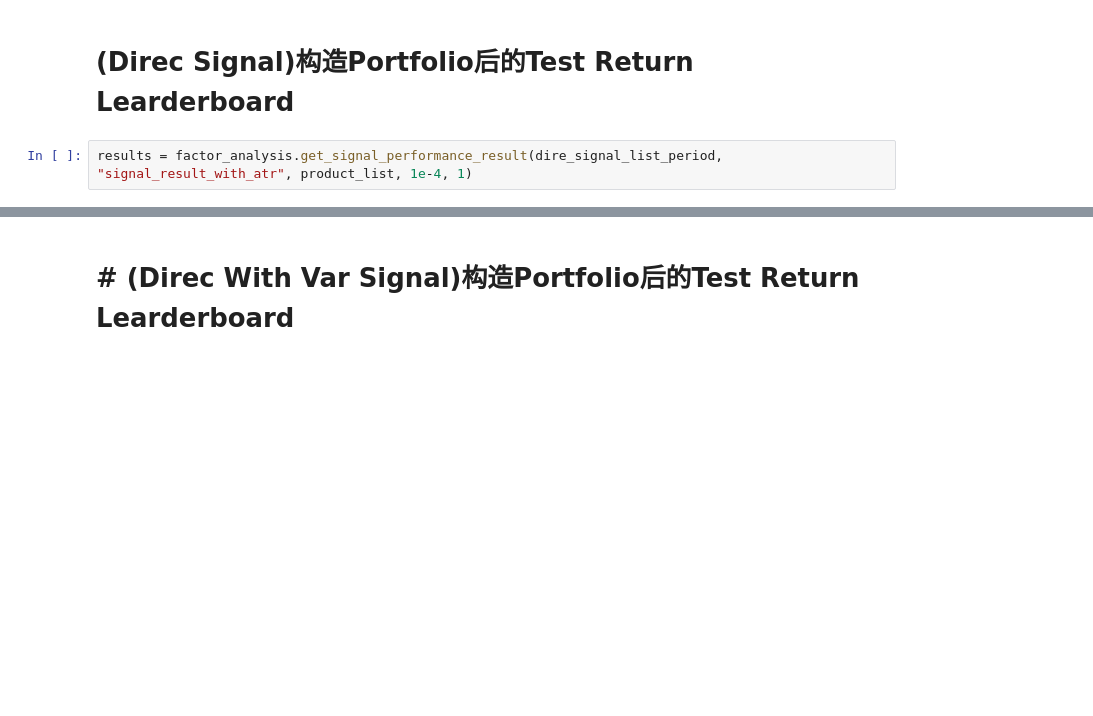
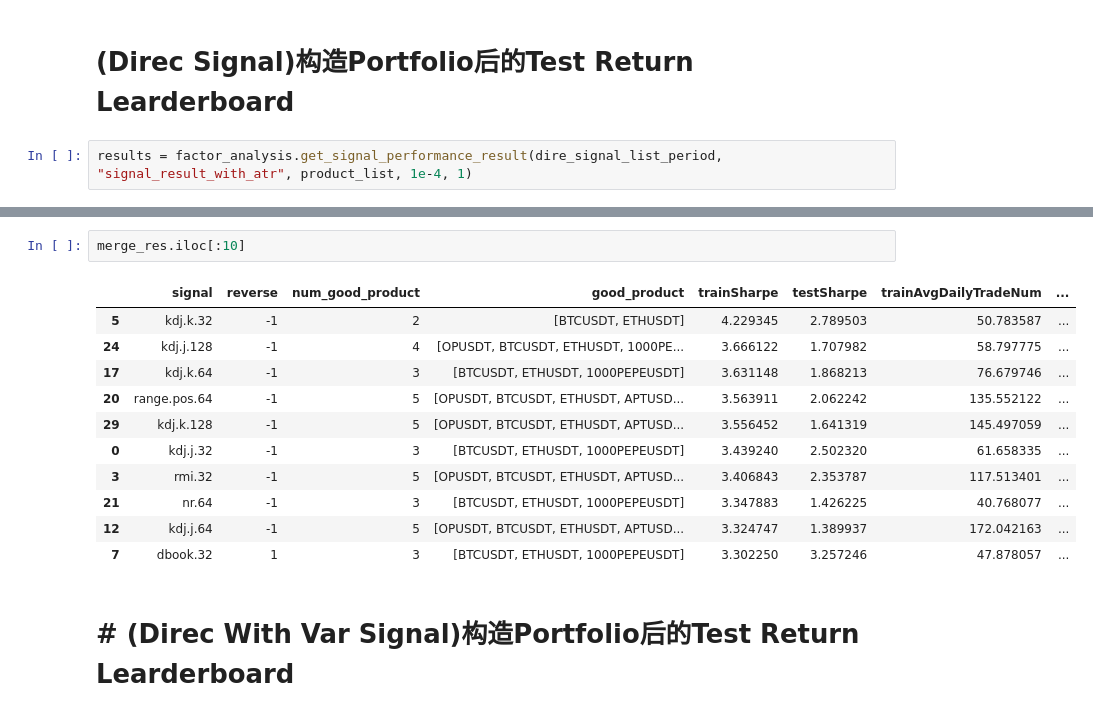
Before and after one commit to Adam1679/MLTrader-Research, a Jupyter notebook: research/orderbook_strategies/notebooks/因子结果分析.ipynb, the cells around one changed output, grey strips where cells are left out. Saved outputs shown, nothing was run; the diff lists cells and outputs as text; blank space fills up the shorter version.

```diff
--- a/research/orderbook_strategies/notebooks/因子结果分析.ipynb
+++ b/research/orderbook_strategies/notebooks/因子结果分析.ipynb
@@ -249,3 +284,17 @@ display(merge_res.sort_values(by='trainSharpe', ascending=False))
+# %%
+merge_res.iloc[:10]
+# %% [output]
+|  | signal | reverse | num_good_product | good_product | trainSharpe | testSharpe | trainAvgDailyTradeNum | ... |
+| 5 | kdj.k.32 | -1 | 2 | [BTCUSDT, ETHUSDT] | 4.229345 | 2.789503 | 50.783587 | ... |
+| 24 | kdj.j.128 | -1 | 4 | [OPUSDT, BTCUSDT, ETHUSDT, 1000PE... | 3.666122 | 1.707982 | 58.797775 | ... |
+| 17 | kdj.k.64 | -1 | 3 | [BTCUSDT, ETHUSDT, 1000PEPEUSDT] | 3.631148 | 1.868213 | 76.679746 | ... |
+| 20 | range.pos.64 | -1 | 5 | [OPUSDT, BTCUSDT, ETHUSDT, APTUSD... | 3.563911 | 2.062242 | 135.552122 | ... |
+| 29 | kdj.k.128 | -1 | 5 | [OPUSDT, BTCUSDT, ETHUSDT, APTUSD... | 3.556452 | 1.641319 | 145.497059 | ... |
+| 0 | kdj.j.32 | -1 | 3 | [BTCUSDT, ETHUSDT, 1000PEPEUSDT] | 3.439240 | 2.502320 | 61.658335 | ... |
+| 3 | rmi.32 | -1 | 5 | [OPUSDT, BTCUSDT, ETHUSDT, APTUSD... | 3.406843 | 2.353787 | 117.513401 | ... |
+| 21 | nr.64 | -1 | 3 | [BTCUSDT, ETHUSDT, 1000PEPEUSDT] | 3.347883 | 1.426225 | 40.768077 | ... |
+| 12 | kdj.j.64 | -1 | 5 | [OPUSDT, BTCUSDT, ETHUSDT, APTUSD... | 3.324747 | 1.389937 | 172.042163 | ... |
+| 7 | dbook.32 | 1 | 3 | [BTCUSDT, ETHUSDT, 1000PEPEUSDT] | 3.302250 | 3.257246 | 47.878057 | ... |
 # %% [markdown]
 # # (Direc With Var Signal)构造Portfolio后的Test Return Learderboard
 # %%
```
Also changed, not shown: parts of 12 cells of this notebook, 41 other files.
